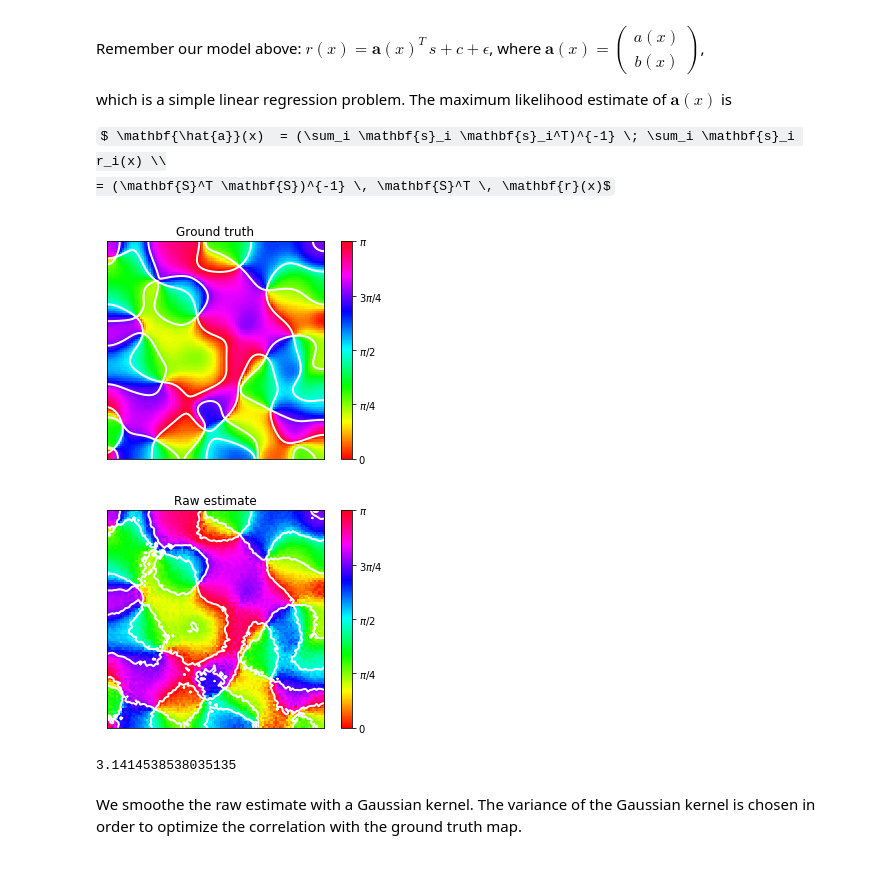
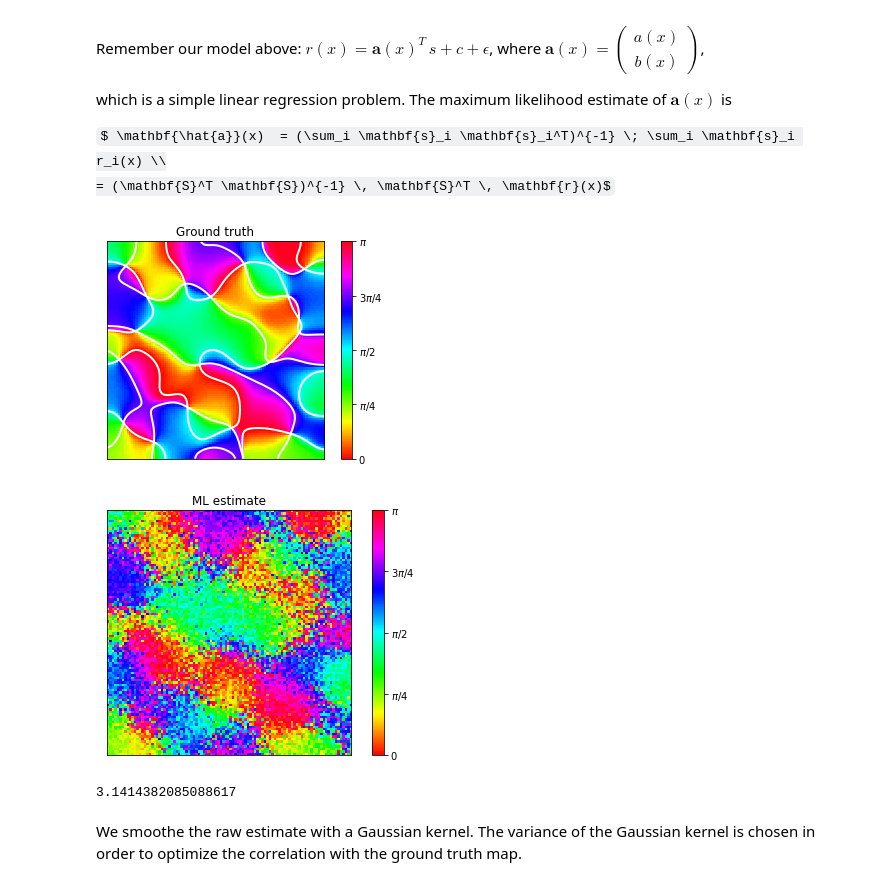
Before and after one commit to mackelab/gp-maps-python, a Jupyter notebook: OPM.ipynb, the cells around one changed output. Cells and saved outputs as stored; diff of their text form; code cells hidden in the pictures; some formulas as TeX source.

```diff
--- a/OPM.ipynb
+++ b/OPM.ipynb
@@ -100,12 +105,12 @@ plt.show()
 # %% [markdown]
 We create a set of trials with different contrast and orientation conditions and compute the respective responses
 # %%
-contrasts = [0.25, 0.5, 1.0]
-orientations = [i * np.pi / 4 - np.pi/2 for i in range(4)]
-repetitions = 8
+contrasts = [1.0]
+orientations = [i * np.pi / 4 - np.pi / 2 for i in range(4)]
+repetitions = 16
 
 S = create_stimuli(contrasts, orientations, repetitions)
-R = compute_responses(m, contrasts, orientations, repetitions)
+R = compute_responses(m, contrasts, orientations, repetitions, sigma=.1)
 # %%
 R.shape
 # %% [output]
@@ -133,17 +177,19 @@ m_hat = M[0] + 1j * M[1]
 # %%
 
 # plot ground truth
 plot_opm(m, title='Ground truth')
 plt.show()
 
-plot_opm(m_hat, title='Raw estimate')
+plot_opm(m_hat, title='ML estimate', pinwheels=False)
+plt.tight_layout()
+plt.savefig('plots/opm_ml.pdf')
 plt.show()
 
 ((np.angle(m_hat) + np.pi) / 2).max()
 # %% [output]
-[figure, old version]
+[figure, new version]
-[figure, old version]
+[figure, new version]
-3.1414538538035135
+3.1414382085088617
 # %% [markdown]
 We smoothe the raw estimate with a Gaussian kernel. The variance of the Gaussian kernel is chosen in order to optimize the correlation with the ground truth map.
 # %%
```
Also changed, not shown: parts of 9 cells of this notebook, 5 other files.
